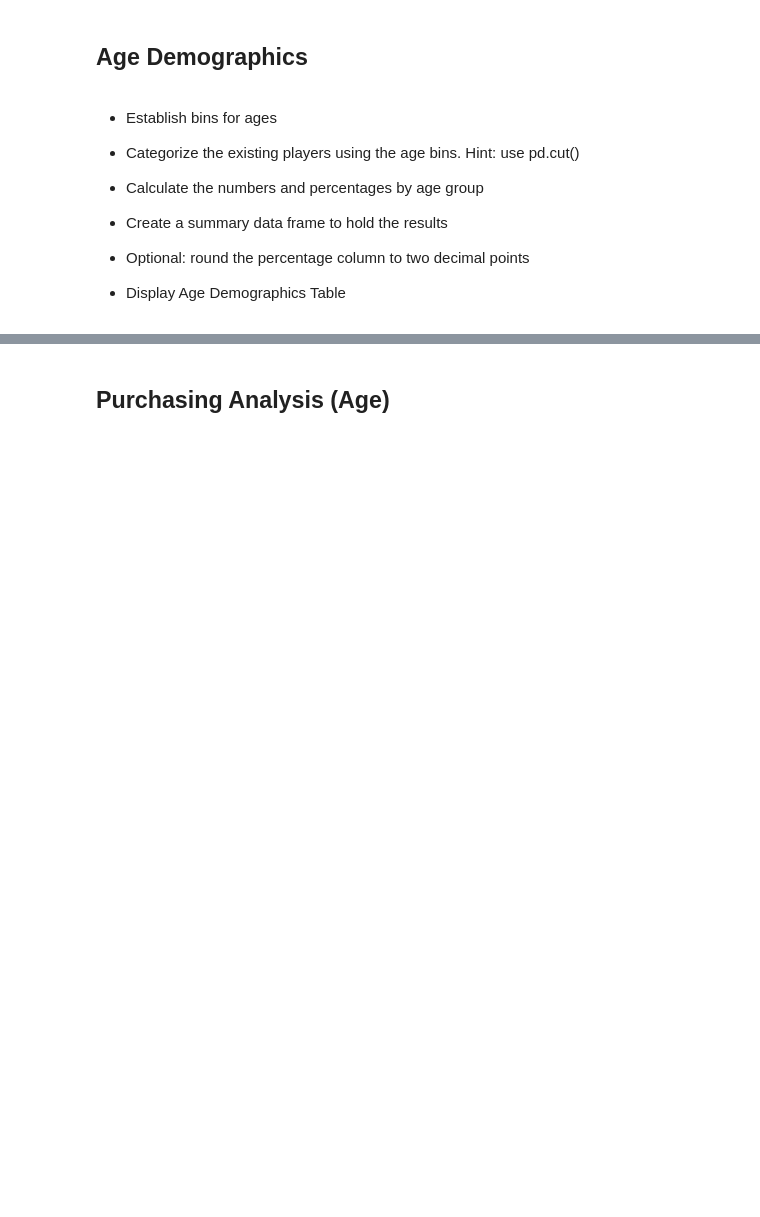
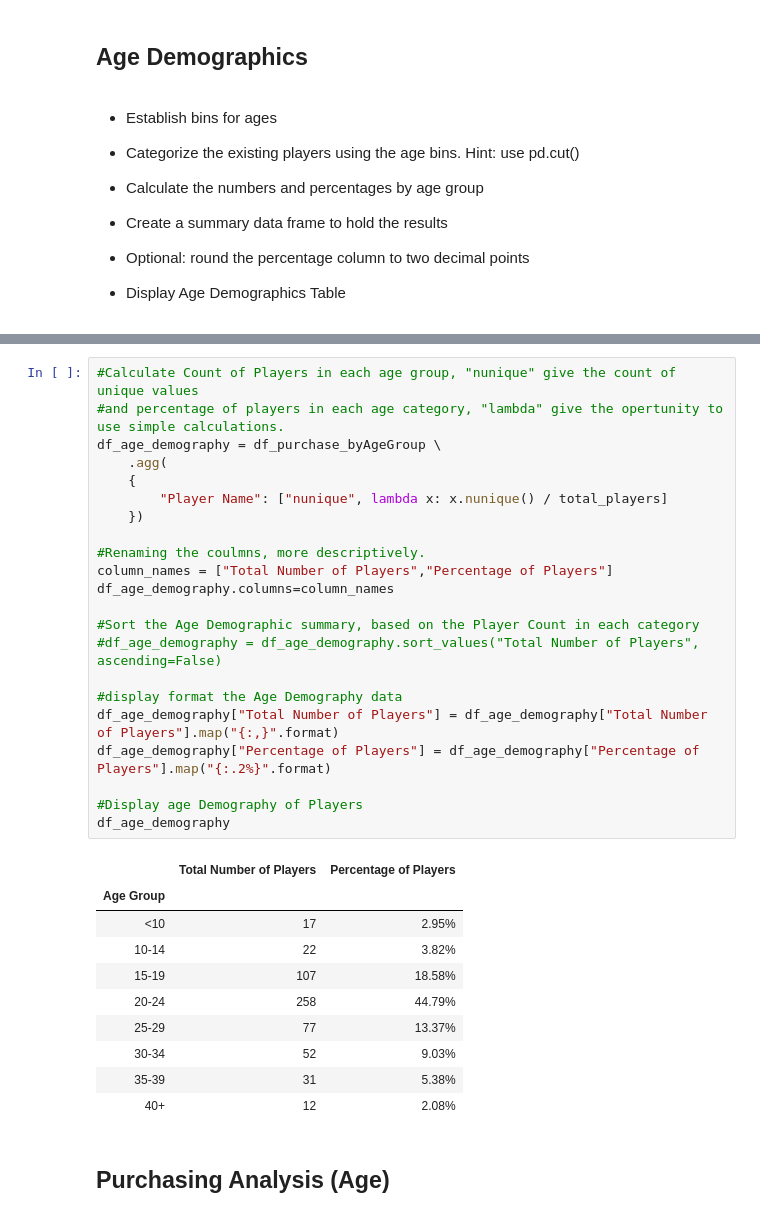
Before and after one commit to gkumar24/DataViz-HW04-Pandas, a Jupyter notebook: HeroesOfPymoli/HeroesOfPymoli_starter.ipynb, the cells around one changed output, grey strips where cells are left out. Cells and saved outputs as stored; diff of their text form; blank space fills up the shorter version.

Commit message:
Completed All required calculation

```diff
--- a/HeroesOfPymoli/HeroesOfPymoli_starter.ipynb
+++ b/HeroesOfPymoli/HeroesOfPymoli_starter.ipynb
@@ -199,3 +198,36 @@ df_purchase_byAge = df_purchase_data.groupby("Age")
+# %%
+#Calculate Count of Players in each age group, "nunique" give the count of unique values
+#and percentage of players in each age category, "lambda" give the opertunity to use simple calculations.
+df_age_demography = df_purchase_byAgeGroup \
+    .agg(
+    {
+        "Player Name": ["nunique", lambda x: x.nunique() / total_players]
+    })
+
+#Renaming the coulmns, more descriptively.
+column_names = ["Total Number of Players","Percentage of Players"]
+df_age_demography.columns=column_names
+
+#Sort the Age Demographic summary, based on the Player Count in each category
+#df_age_demography = df_age_demography.sort_values("Total Number of Players", ascending=False)
+
+#display format the Age Demography data
+df_age_demography["Total Number of Players"] = df_age_demography["Total Number of Players"].map("{:,}".format)
+df_age_demography["Percentage of Players"] = df_age_demography["Percentage of Players"].map("{:.2%}".format)
+
+#Display age Demography of Players
+df_age_demography
+# %% [output]
+|  | Total Number of Players | Percentage of Players |
+| Age Group |  |  |
+| <10 | 17 | 2.95% |
+| 10-14 | 22 | 3.82% |
+| 15-19 | 107 | 18.58% |
+| 20-24 | 258 | 44.79% |
+| 25-29 | 77 | 13.37% |
+| 30-34 | 52 | 9.03% |
+| 35-39 | 31 | 5.38% |
+| 40+ | 12 | 2.08% |
 # %% [markdown]
 ## Purchasing Analysis (Age)
 # %% [markdown]
```
Also changed, not shown: parts of 11 cells of this notebook, 1 other file.
